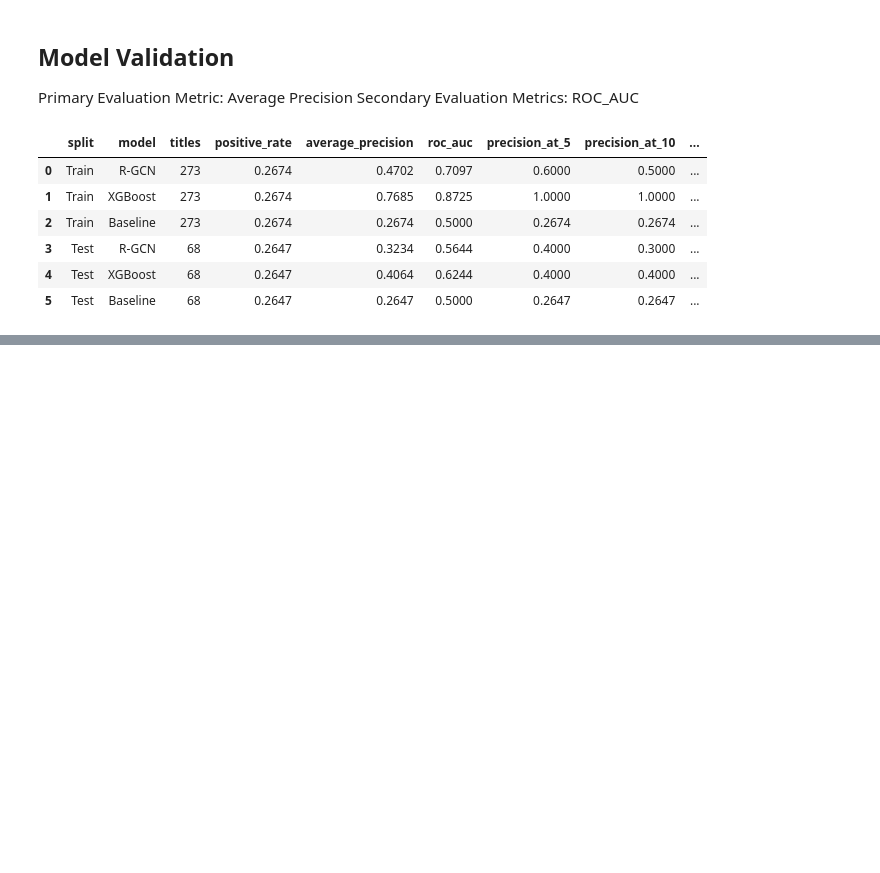
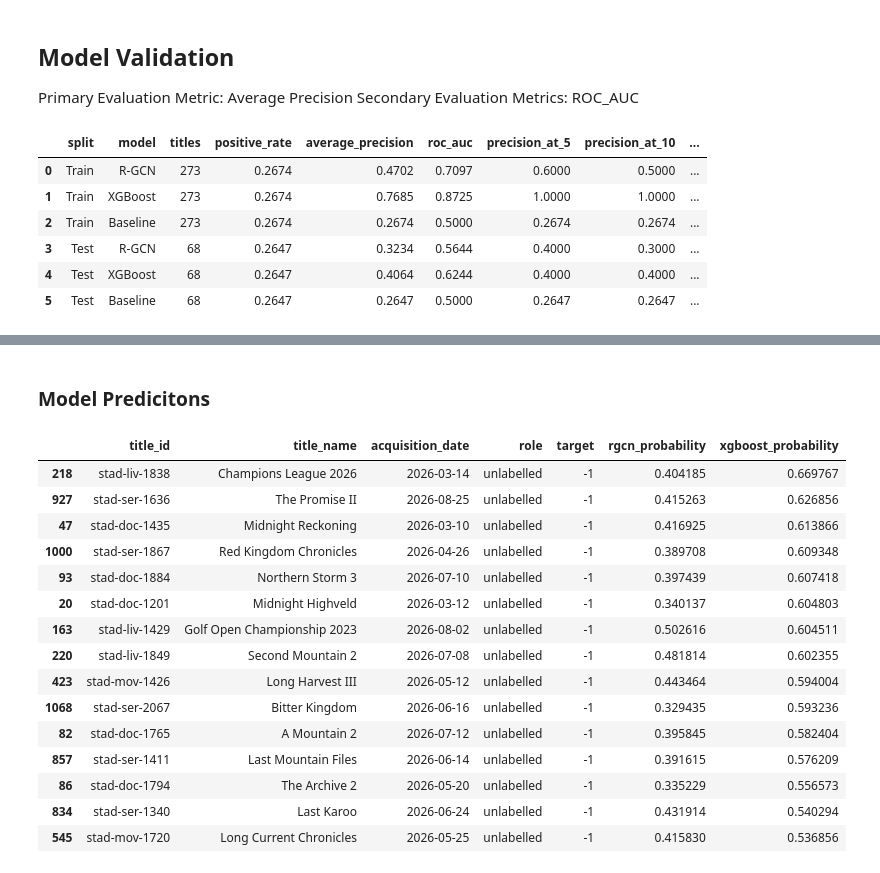
Before and after one commit to bjvvuuren/predict-play, a Jupyter notebook: modelling/SS3_PartB.ipynb, the cells around one changed output, grey strips where cells are left out. Cells and saved outputs as stored; diff of their text form; code cells hidden in the pictures; blank space fills up the shorter version.

Commit message:
Added model evaluations and actual predictions

```diff
--- a/modelling/SS3_PartB.ipynb
+++ b/modelling/SS3_PartB.ipynb
@@ -2430,0 +2415,60 @@ display(model_metrics.round(4))
+# %% [markdown]
+### Model Predicitons
+# %%
+title_predictions = titles[
+    [
+        "title_id",
+        "title_name",
+        "acquisition_date",
+        "role",
+        "target"
+    ]
+].copy()
+
+title_predictions["rgcn_probability"] = rgcn_probability
+title_predictions["xgboost_probability"] = xgb_probability
+
+title_predictions.to_csv(
+    "ss3_title_predictions.csv",
+    index=False
+)
+
+
+# Score recent, unlabelled titles whose six-month outcome
+# is not yet fully observable.
+
+recent_cutoff = (
+    log_end - pd.DateOffset(months=OBSERVATION_MONTHS)
+)
+
+recent_titles = title_predictions[
+    (title_predictions["role"] == "unlabelled")
+    & (
+        title_predictions["acquisition_date"]
+        > recent_cutoff
+    )
+].copy()
+
+display(
+    recent_titles.sort_values(
+        "xgboost_probability",
+        ascending=False
+    ).head(15)
+)
+# %% [output]
+|  | title_id | title_name | acquisition_date | role | target | rgcn_probability | xgboost_probability |
+| 218 | stad-liv-1838 | Champions League 2026 | 2026-03-14 | unlabelled | -1 | 0.404185 | 0.669767 |
+| 927 | stad-ser-1636 | The Promise II | 2026-08-25 | unlabelled | -1 | 0.415263 | 0.626856 |
+| 47 | stad-doc-1435 | Midnight Reckoning | 2026-03-10 | unlabelled | -1 | 0.416925 | 0.613866 |
+| 1000 | stad-ser-1867 | Red Kingdom Chronicles | 2026-04-26 | unlabelled | -1 | 0.389708 | 0.609348 |
+| 93 | stad-doc-1884 | Northern Storm 3 | 2026-07-10 | unlabelled | -1 | 0.397439 | 0.607418 |
+| 20 | stad-doc-1201 | Midnight Highveld | 2026-03-12 | unlabelled | -1 | 0.340137 | 0.604803 |
+| 163 | stad-liv-1429 | Golf Open Championship 2023 | 2026-08-02 | unlabelled | -1 | 0.502616 | 0.604511 |
+| 220 | stad-liv-1849 | Second Mountain 2 | 2026-07-08 | unlabelled | -1 | 0.481814 | 0.602355 |
+| 423 | stad-mov-1426 | Long Harvest III | 2026-05-12 | unlabelled | -1 | 0.443464 | 0.594004 |
+| 1068 | stad-ser-2067 | Bitter Kingdom | 2026-06-16 | unlabelled | -1 | 0.329435 | 0.593236 |
+| 82 | stad-doc-1765 | A Mountain 2 | 2026-07-12 | unlabelled | -1 | 0.395845 | 0.582404 |
+| 857 | stad-ser-1411 | Last Mountain Files | 2026-06-14 | unlabelled | -1 | 0.391615 | 0.576209 |
+| 86 | stad-doc-1794 | The Archive 2 | 2026-05-20 | unlabelled | -1 | 0.335229 | 0.556573 |
+| 834 | stad-ser-1340 | Last Karoo | 2026-06-24 | unlabelled | -1 | 0.431914 | 0.540294 |
+| 545 | stad-mov-1720 | Long Current Chronicles | 2026-05-25 | unlabelled | -1 | 0.415830 | 0.536856 |
```
Also changed, not shown: parts of 12 cells of this notebook.
